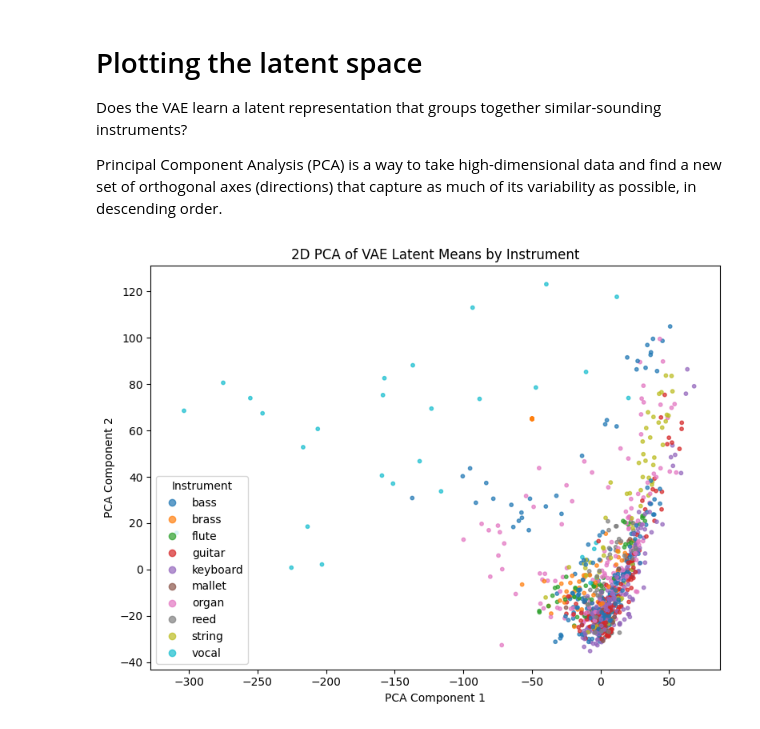
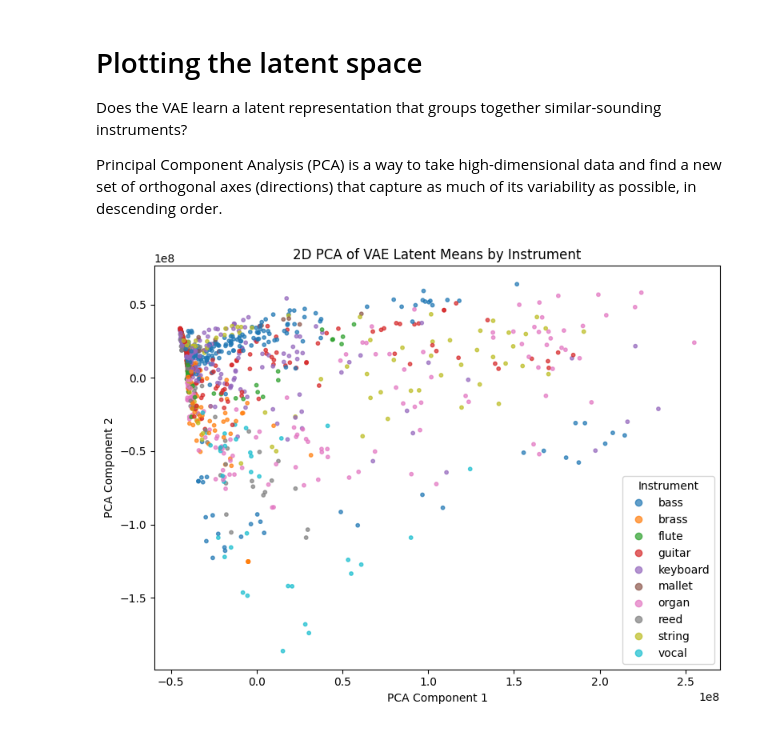
Before and after one commit to claramn/TFG-MUSICAL, a Jupyter notebook: notebooks/06_VAE_2D.ipynb, the cells around one changed output. Drawn from its saved outputs; the diff is of its cells as text; code cells hidden in the pictures.

Commit message:
latent vae y autoencoder hechos

```diff
--- a/notebooks/06_VAE_2D.ipynb
+++ b/notebooks/06_VAE_2D.ipynb
@@ -20,8 +20,10 @@ import matplotlib.pyplot as plt
 import torch.nn.functional as F
 from tqdm import tqdm
 
+from src.paths import PATHS
+
 device = torch.device("cuda" if torch.cuda.is_available() else "cpu")
-model_path = r"C:\Users\Articuno\Desktop\TFG-info\data\models\latent_VAE.pth"
+model_path = PATHS['VAE_2D']['model']
 # %%
 # STFT transform
 sample_rate = 16000
@@ -265,13 +255,17 @@ model.eval()
 
 num_samples = 10
 
-# Sample latents
-Z = torch.randn(num_samples, latent_dim, device=device)
+# Obtener el tamaño espacial del latente directamente del encoder
+# (el último tamaño guardado en self.sizes es H_lat, W_lat)
+H_lat, W_lat = model.encoder.get_sizes()[-1]
+
+# Sample latents con la forma correcta: (B, latent_dim, H_lat, W_lat)
+Z = torch.randn(num_samples, latent_dim, H_lat, W_lat, device=device)
 
 with torch.no_grad():
-    # Decode latent vectors
+    # Decode latent images
     decoded = model.decoder(Z)  # (B, 2, H', W')
-    decoded = adjust_shape(decoded, (input_height, input_width), pad_mode='reflect') # (B, 2, H, W)
+    decoded = adjust_shape(decoded, (input_height, input_width), pad_mode='reflect')  # (B, 2, H, W)
 
     # Separate magnitude and phase
     mag   = decoded[:, 0, :, :]         # (B, H, W)
@@ -304,12 +310,36 @@ import matplotlib.pyplot as plt
 from sklearn.decomposition import PCA
 
 from src.dataset import NSynth
-from src.models import VAE
+from src.latent_models import latent_VAE
 from src.utils.models import compute_magnitude_and_phase, adjust_shape
 from src.utils.dataset import INSTRUMENT_ID_2_STR
 import torchaudio.transforms as T
 
-model = VAE((input_height, input_width), latent_dim=latent_dim, channels=channels).to(device)
+# STFT transform
+sample_rate = 16000
+n_fft = 1500
+hop_length = 250
+win_length = n_fft
+stft_transform = T.Spectrogram(
+    n_fft=n_fft, win_length=win_length, hop_length=hop_length,
+    power=None, onesided=False, center=False
+).to(device)
+istft_transform = torchaudio.transforms.InverseSpectrogram(
+    n_fft=n_fft, win_length=win_length, hop_length=hop_length, onesided=False
+).to(device)
+
+
+# Model setup
+input_height = 1500
+input_width = 251
+input_size = (input_height, input_width)
+latent_dim = 200
+channels   = [2,16,32,64]
+learning_rate = 1e-4
+
+batch_size = 128
+
+model = latent_VAE(input_size=input_size, latent_dim=latent_dim, channels=channels).to(device)
 model.load_state_dict(torch.load(model_path))
 model.eval()
 
@@ -318,8 +348,9 @@ dataset = NSynth(partition='testing')
 loader  = DataLoader(dataset, batch_size=batch_size, shuffle=True)
 
 # How many points to plot
-N = 1000
+N = 3000
 mus    = []
+mus_pooled = []
 labels = []
 
 with torch.no_grad():
@@ -330,15 +361,20 @@ with torch.no_grad():
         mag, ph = compute_magnitude_and_phase(S)        # each [B,1,F,T]
         x = torch.cat([mag, ph], dim=1)                 # [B,2,F,T]
 
-        # encoder returns (feat, mu, logvar)
+        # encoder returns (feat, mu, logvar); mu shape: [B, latent_dim, H_lat, W_lat]
         _, mu, _ = model.encoder(x)
 
-        # Flatten spatial dims: [B, latent_dim, H, W] → [B, latent_dim * H * W]
+        # Flatten spatial dims: [B, latent_dim, H, W] -> [B, latent_dim * H * W]
         mu_flat = mu.flatten(start_dim=1)
+        mus.append(mu_flat.cpu().numpy())   # <-- usar mu_flat, no mu
 
-        mus.append(mu.cpu().numpy())
+        mu_pooled = mu.mean(dim=3)  # [B, latent_dim, H_lat] — conserva estructura de frecuencia
+        mu_pooled = mu_pooled.flatten(start_dim=1)  # [B, latent_dim * H_lat]
+        # mu_pooled = mu.amax(dim=(2, 3))
+        mus_pooled.append(mu_pooled.cpu().numpy())
 
-        # convert one‐hot instrument to string
+
+        # convert one-hot instrument to string
         oh = metadata['one_hot_instrument']
         for v in oh:
             labels.append(INSTRUMENT_ID_2_STR[int(v.argmax())])
@@ -346,36 +382,59 @@ with torch.no_grad():
         if len(labels) >= N:
             break
 
-mus    = np.vstack(mus)[:N]      # shape (N, latent_dim)
+mus    = np.vstack(mus)[:N]      # shape (N, latent_dim * H_lat * W_lat)
+mus_pooled    = np.vstack(mus_pooled)[:N]      # shape (N, latent_dim * H_lat * W_lat)
 labels = np.array(labels[:N])    # shape (N,)
 
 # Map each unique string label to an integer color code
 unique_instr   = np.unique(labels)
 instr2code     = {instr: i for i, instr in enumerate(unique_instr)}
 color_codes    = np.array([instr2code[l] for l in labels])  # shape (N,)
 
 # PCA down to 2D
 pca = PCA(n_components=2)
 z2  = pca.fit_transform(mus)  # shape (N,2)
 
 # Plot
 plt.figure(figsize=(8,6))
 scatter = plt.scatter(
     z2[:,0], z2[:,1],
     c=color_codes,
     cmap='tab10',
     s=10,
     alpha=0.7
 )
 
 # Build legend
 handles, _ = scatter.legend_elements(num=len(unique_instr))
 plt.legend(handles, unique_instr, title="Instrument", loc='best')
 
 plt.xlabel("PCA Component 1")
 plt.ylabel("PCA Component 2")
 plt.title("2D PCA of VAE Latent Means by Instrument")
 plt.tight_layout()
 plt.show()
+
+# Plot pooled
+z2  = pca.fit_transform(mus_pooled)  # shape (N,2)
+
+plt.figure(figsize=(8,6))
+scatter = plt.scatter(
+    z2[:,0], z2[:,1],
+    c=color_codes,
+    cmap='tab10',
+    s=10,
+    alpha=0.7
+)
+
+# Build legend
+handles, _ = scatter.legend_elements(num=len(unique_instr))
+plt.legend(handles, unique_instr, title="Instrument", loc='best')
+
+plt.xlabel("PCA Component 1")
+plt.ylabel("PCA Component 2")
+plt.title("2D PCA of VAE Latent Means by Instrument (Pooled)")
+plt.tight_layout()
+plt.show()
 # %% [output]
-[figure, old version]
+[figure, new version]
```
Also changed, not shown: parts of 5 cells of this notebook, 3 other files.
